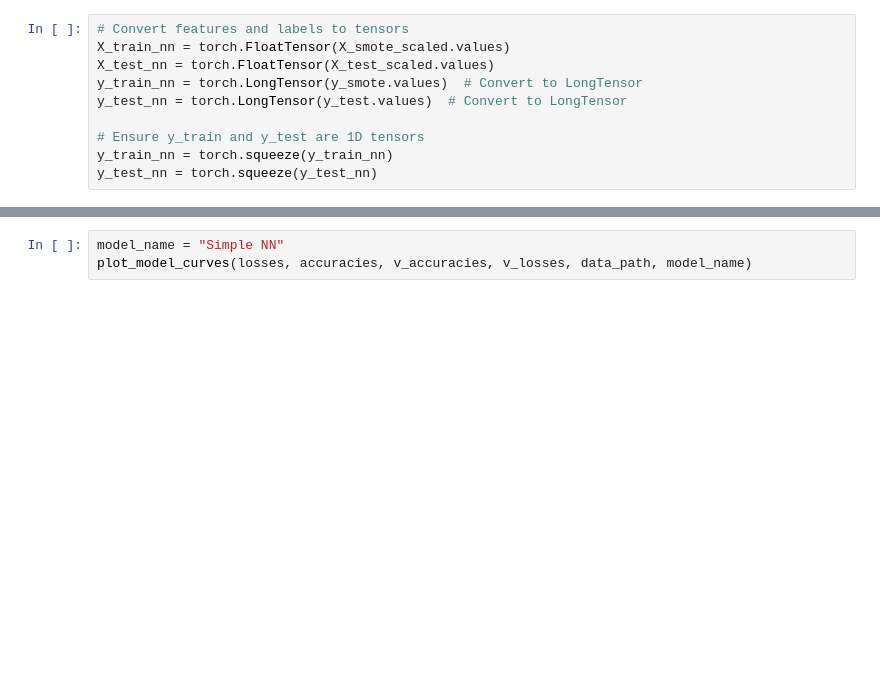
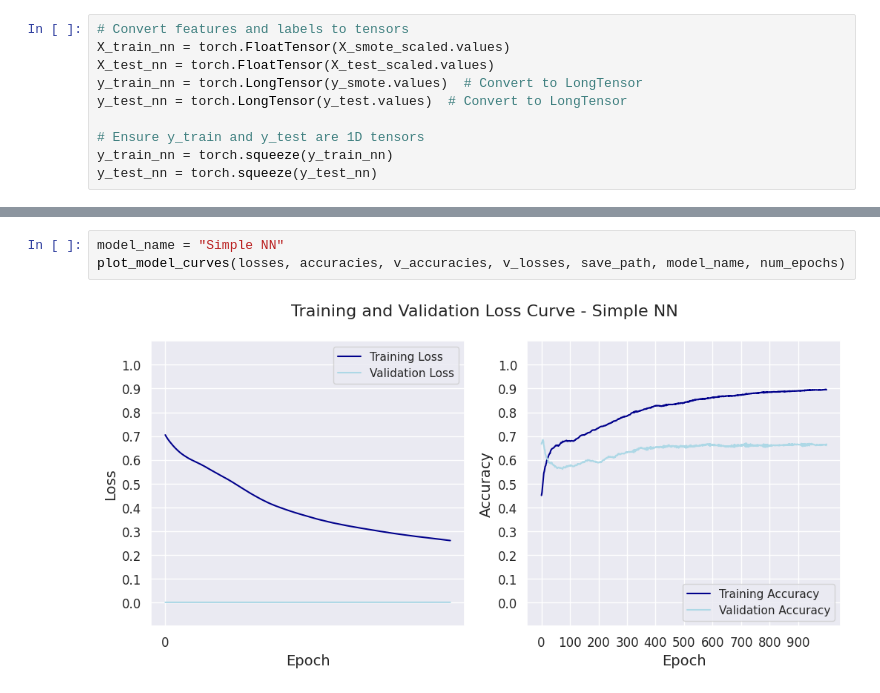
Before and after one commit to bi-horn/ML_Heart_Disease, a Jupyter notebook: ML_heart_disease.ipynb, the cells around one changed output, grey strips where cells are left out. Saved outputs shown, nothing was run; the diff lists cells and outputs as text; blank space fills up the shorter version.

```diff
--- a/ML_heart_disease.ipynb
+++ b/ML_heart_disease.ipynb
@@ -653,3 +655,5 @@ Training took: 0.000815745194753011 minutes
 # %%
 model_name = "Simple NN"
-plot_model_curves(losses, accuracies, v_accuracies, v_losses, data_path, model_name)
+plot_model_curves(losses, accuracies, v_accuracies, v_losses, save_path, model_name, num_epochs)
+# %% [output]
+[figure, added]
```
Also changed, not shown: parts of 3 cells of this notebook.
